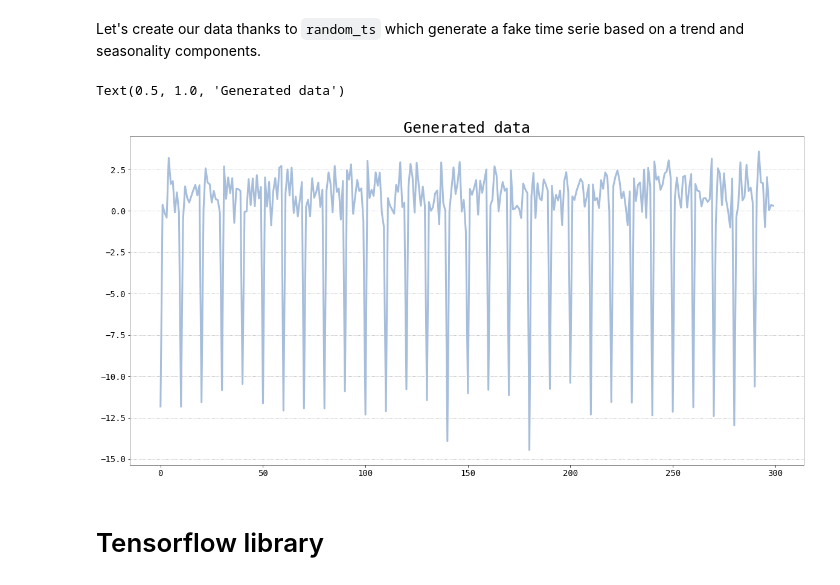
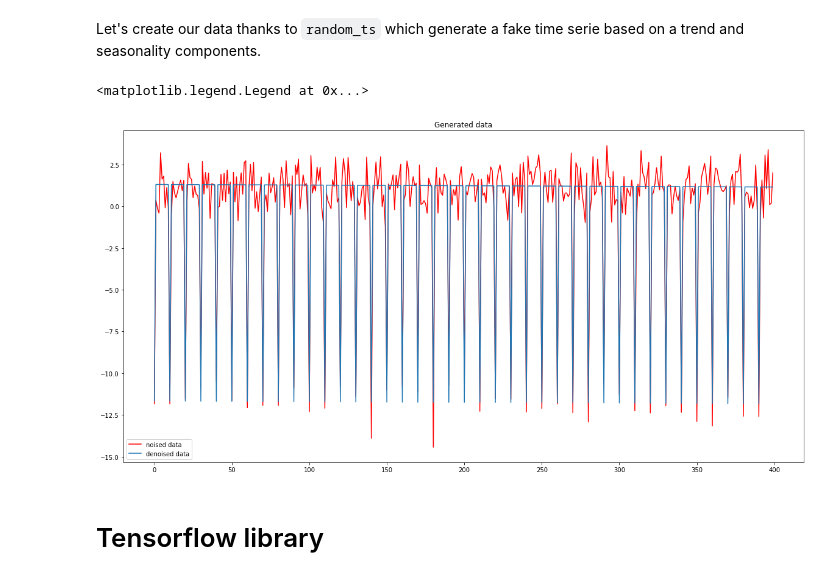
Before and after one commit to AutocoinLab/autopycoin, a Jupyter notebook: examples/get_started.ipynb, the cells around one changed output. Saved outputs shown, nothing was run; the diff lists cells and outputs as text; code cells hidden in the pictures.

```diff
--- a/examples/get_started.ipynb
+++ b/examples/get_started.ipynb
@@ -11,30 +11,47 @@ import tensorflow as tf
 # %% [markdown]
 Let's create our data thanks to `random_ts` which generate a fake time serie based on a trend and seasonality components.
 # %%
-from autopycoin.autopycoin.data import random_ts
+from autopycoin.data import random_ts
 
-data = random_ts(n_steps=300, # Number of steps (second dimension)
+tf.random.set_seed(0)
+
+data = random_ts(n_steps=400, # Number of steps (second dimension)
                  trend_degree=2,
                  periods=[10], # We can combine multiple periods, period is the time length for a cyclical function to reproduce a similar output
                  fourier_orders=[10], # higher is this number, more complex is the output
                  trend_mean=0,
                  trend_std=1,
                  seasonality_mean=0,
                  seasonality_std=1,
                  batch_size=1, # Generate a batch of data (first dimension)
                  n_variables=1, # Number of variables (last dimension)
                  noise=True, # add normal centered noise
                  seed=42)
 
+denoised_data = random_ts(n_steps=400, # Number of steps (second dimension)
+                 trend_degree=2,
+                 periods=[10], # We can combine multiple periods, period is the time length for a cyclical function to reproduce a similar output
+                 fourier_orders=[10], # higher is this number, more complex is the output
+                 trend_mean=0,
+                 trend_std=1,
+                 seasonality_mean=0,
+                 seasonality_std=1,
+                 batch_size=1, # Generate a batch of data (first dimension)
+                 n_variables=1, # Number of variables (last dimension)
+                 noise=False, # add normal centered noise
+                 seed=42)
+
 # Let's render it with matplotlib
 import matplotlib.pyplot as plt
 
 plt.rcParams['figure.figsize'] = (20, 10)
-plt.plot(data[0])
+plt.plot(data[0], c='r', label='noised data')
+plt.plot(denoised_data[0], label='denoised data')
 plt.title('Generated data')
+plt.legend()
 # %% [output]
-Text(0.5, 1.0, 'Generated data')
+<matplotlib.legend.Legend at 0x...>
-[figure, old version]
+[figure, new version]
 # %% [markdown]
 # Tensorflow library
 # %% [markdown]
```
Also changed, not shown: parts of 26 cells of this notebook, 55 other files.
